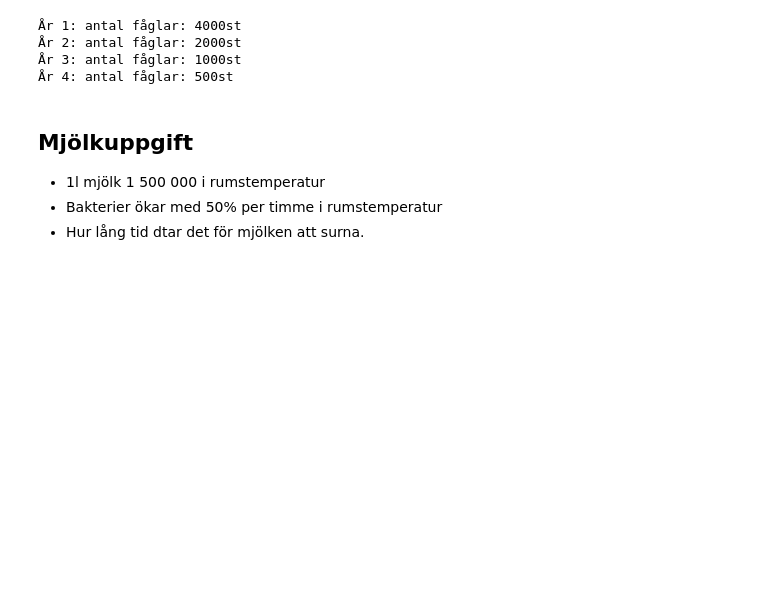
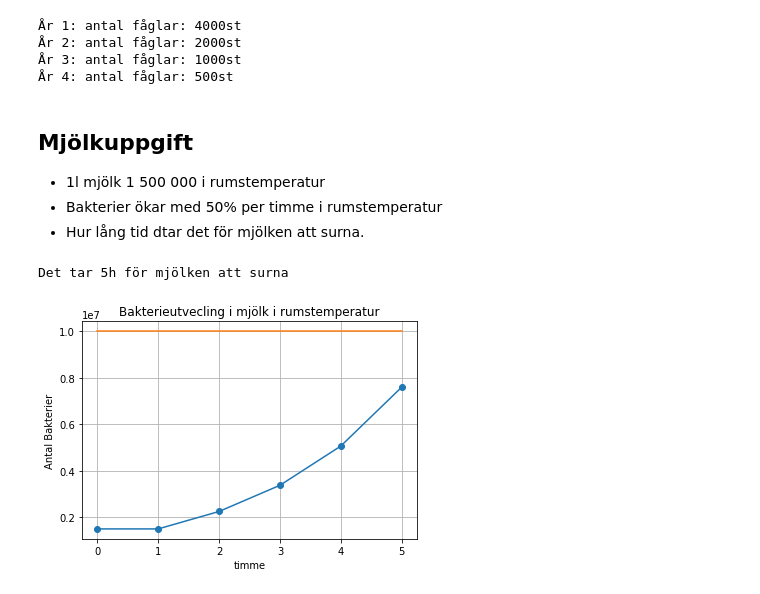
Before and after one commit to FabianAndersson17/python-programmering-Fabian-Adnersson, a Jupyter notebook: CodeAlong/2.0 while_statements.ipynb, the cells around one changed output. Saved outputs shown, nothing was run; the diff lists cells and outputs as text; code cells hidden in the pictures; blank space fills up the shorter version.

Commit message:
Fixat klart med pip och matplotlib. Kan nu rita grafer

```diff
--- a/CodeAlong/2.0 while_statements.ipynb
+++ b/CodeAlong/2.0 while_statements.ipynb
@@ -58,12 +58,27 @@ while birds >= 800:
 - Bakterier ökar med 50% per timme i rumstemperatur
 - Hur lång tid dtar det för mjölken att surna.
 # %%
+import matplotlib.pyplot as plt
 faktor = 1.5
 bakterier, timme = 1.5e6, 0 # 1.5*10^6
+bakterie_lista = [bakterier]
 sur = 1e7
 
 while bakterier < sur:
+    bakterie_lista.append(bakterier) # Lägger till bakterier i bakterie lista
     bakterier *= faktor
     timme += 1
 
 print(f"Det tar {timme}h för mjölken att surna")
+bakterie_lista
+
+plt.plot(range(0, timme+1), bakterie_lista, "o-")
+plt.plot(range(0, timme+1), [sur]*(timme+1))
+plt.xlabel("timme")
+plt.ylabel("Antal Bakterier")
+plt.title("Bakterieutvecling i mjölk i rumstemperatur")
+plt.grid()
+plt.show()
+# %% [output]
+Det tar 5h för mjölken att surna
+[figure, added]
```
Also changed, not shown: 2 other files.
